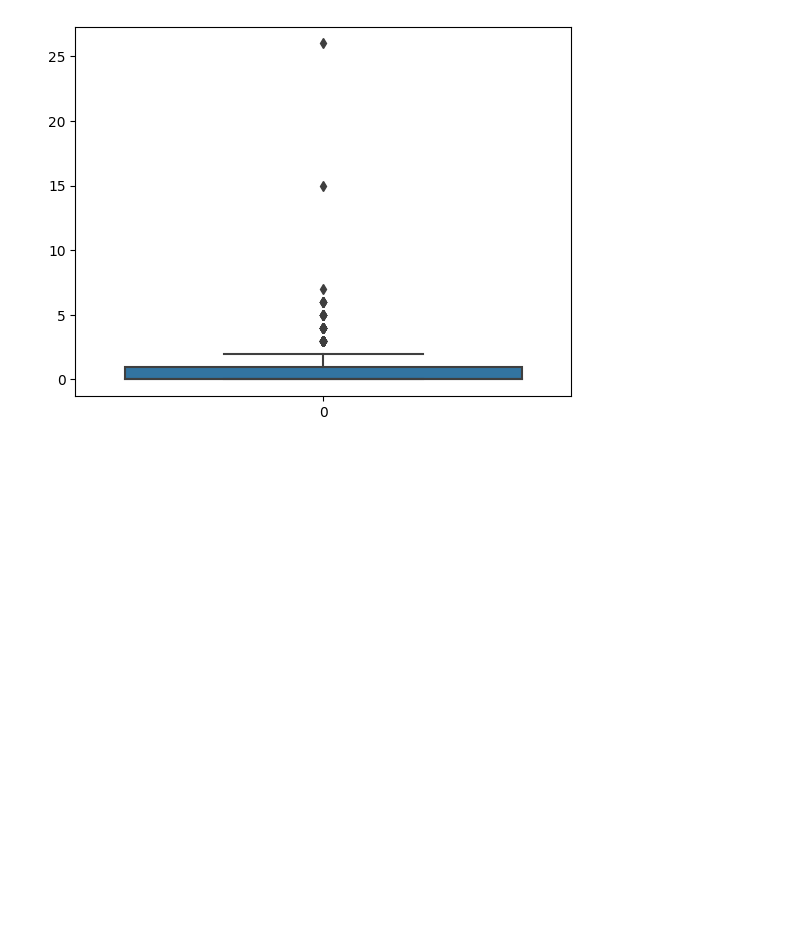
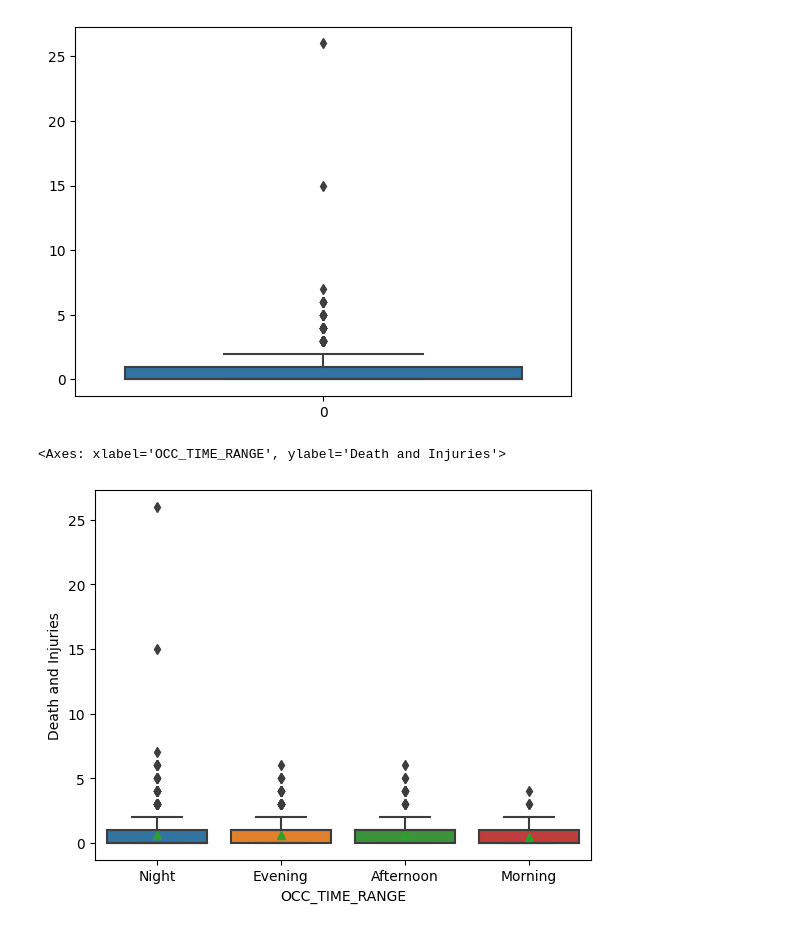
Before and after one commit to kaka5050/MMAI-5000, a Jupyter notebook: MMAI5000_Group 8_Proposal.ipynb, the cells around one changed output. Cells and saved outputs as stored; diff of their text form; code cells hidden in the pictures; blank space fills up the shorter version.

```diff
--- a/MMAI5000_Group 8_Proposal.ipynb
+++ b/MMAI5000_Group 8_Proposal.ipynb
@@ -97,0 +120,8 @@ sns.boxplot(data=df_clean['Death and Injuries'])
+# %%
+sns.boxplot(x="OCC_TIME_RANGE",
+y="Death and Injuries",
+data=df_clean,
+showmeans=True)
+# %% [output]
+<Axes: xlabel='OCC_TIME_RANGE', ylabel='Death and Injuries'>
+[figure, added]
```
Also changed, not shown: parts of 13 cells of this notebook.
